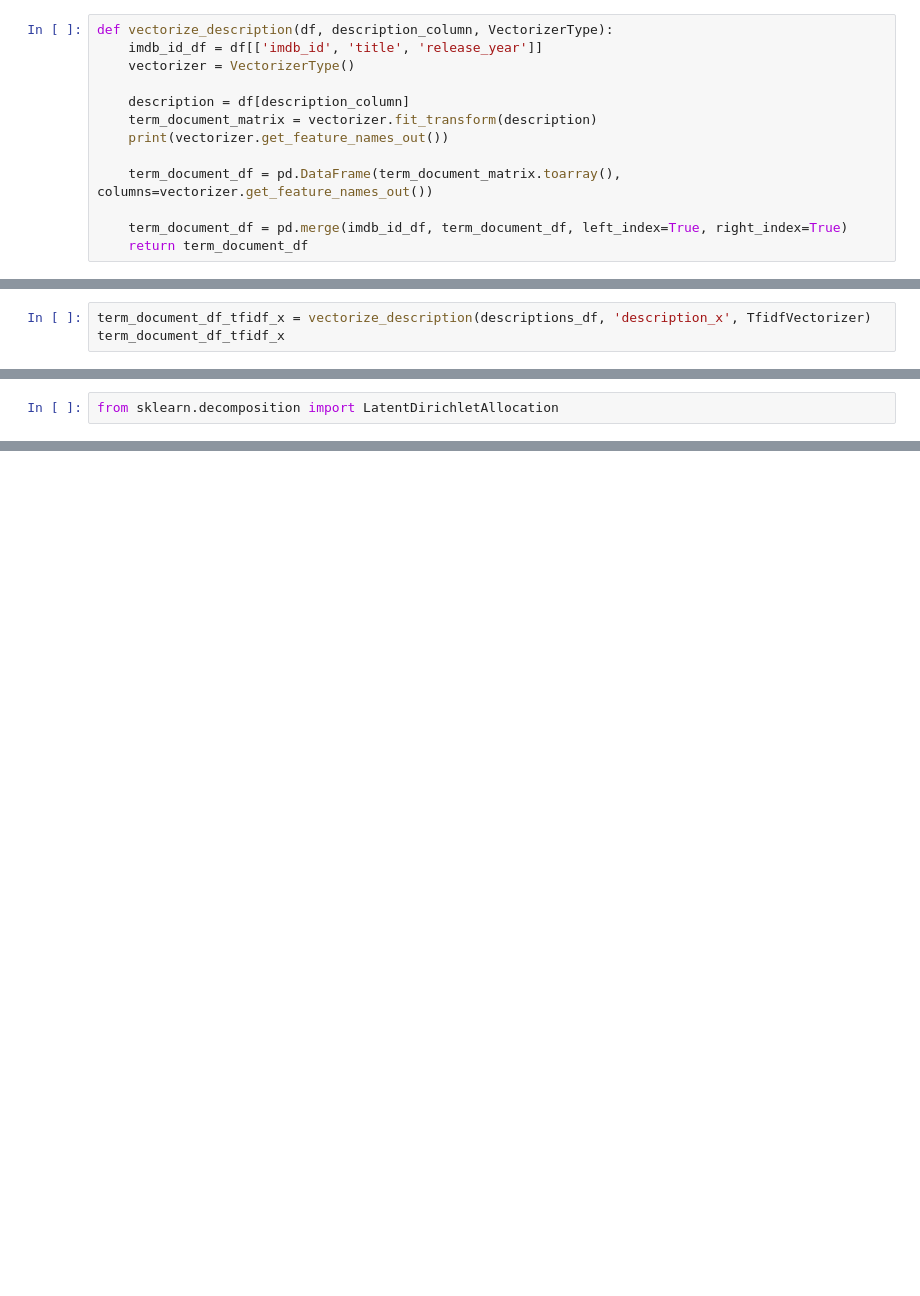
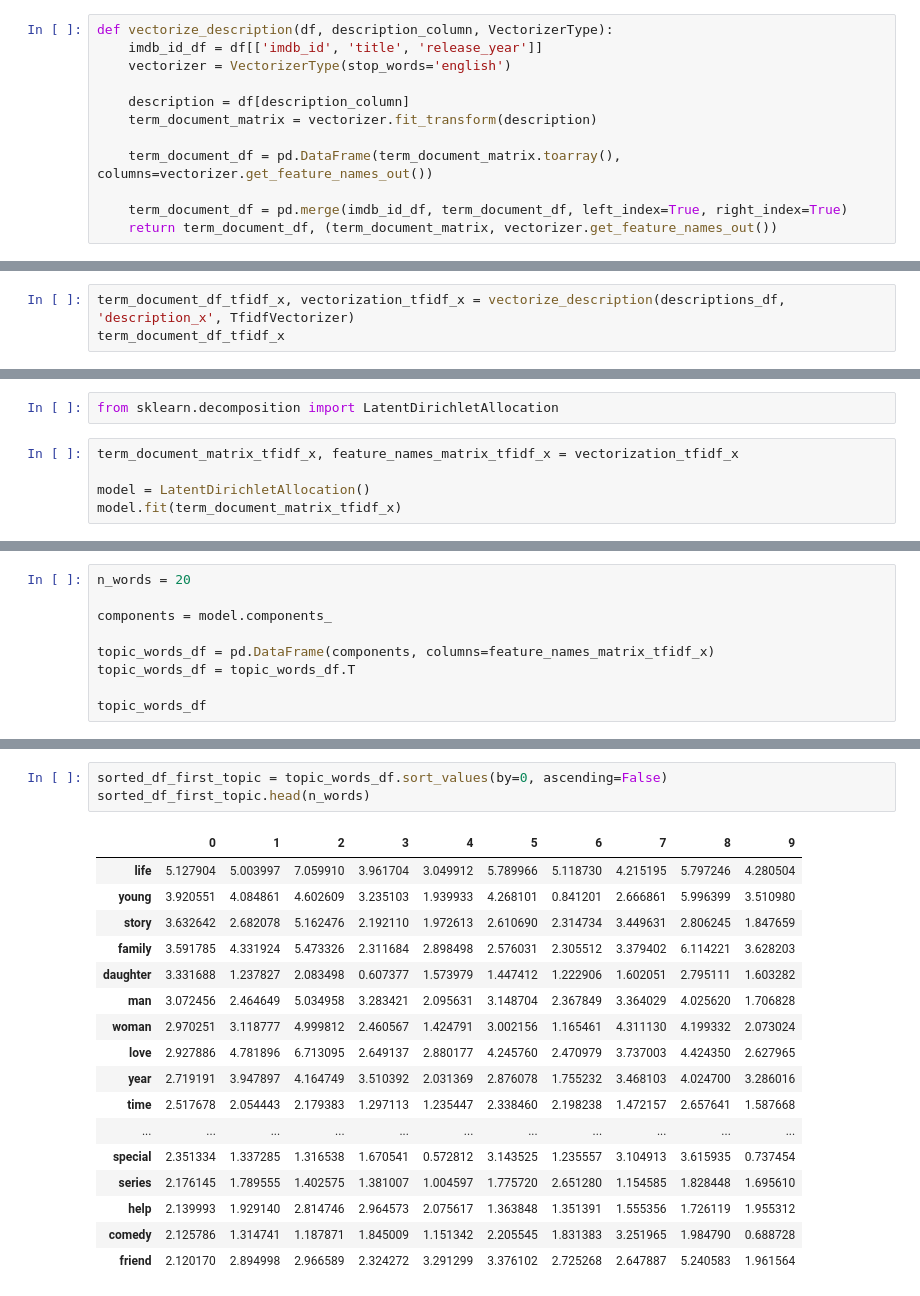
Before and after one commit to anthonybrown0528/csc-442-course-project, a Jupyter notebook: notebook/vectorize_film_descriptions.ipynb, the cells around one changed output, grey strips where cells are left out. Saved outputs shown, nothing was run; the diff lists cells and outputs as text; blank space fills up the shorter version.

```diff
--- a/notebook/vectorize_film_descriptions.ipynb
+++ b/notebook/vectorize_film_descriptions.ipynb
@@ -45,16 +113,15 @@ feature_names = vectorizer.get_feature_names_out()
 # %%
 def vectorize_description(df, description_column, VectorizerType):
     imdb_id_df = df[['imdb_id', 'title', 'release_year']]
-    vectorizer = VectorizerType()
+    vectorizer = VectorizerType(stop_words='english')
 
     description = df[description_column]
     term_document_matrix = vectorizer.fit_transform(description)
-    print(vectorizer.get_feature_names_out())
 
     term_document_df = pd.DataFrame(term_document_matrix.toarray(), columns=vectorizer.get_feature_names_out())
 
     term_document_df = pd.merge(imdb_id_df, term_document_df, left_index=True, right_index=True)
-    return term_document_df
+    return term_document_df, (term_document_matrix, vectorizer.get_feature_names_out())
 # %%
 descriptions_df = netflix_film_imdb_scores_df[['imdb_id', 'title', 'release_year', 'description_x', 'description_y']]
 descriptions_df.head()
@@ -68,4 +135,4 @@ descriptions_df.head()
 # %%
-term_document_df_tfidf_x = vectorize_description(descriptions_df, 'description_x', TfidfVectorizer)
+term_document_df_tfidf_x, vectorization_tfidf_x = vectorize_description(descriptions_df, 'description_x', TfidfVectorizer)
 term_document_df_tfidf_x
 # %% [output]
@@ -141,3 +204,8 @@ term_document_df_count_y
 # Apply Latent Dirichlet Allocation
 # %%
 from sklearn.decomposition import LatentDirichletAllocation
+# %%
+term_document_matrix_tfidf_x, feature_names_matrix_tfidf_x = vectorization_tfidf_x
+
+model = LatentDirichletAllocation()
+model.fit(term_document_matrix_tfidf_x)
@@ -143,0 +214,9 @@ from sklearn.decomposition import LatentDirichletAllocation
+# %%
+n_words = 20
+
+components = model.components_
+
+topic_words_df = pd.DataFrame(components, columns=feature_names_matrix_tfidf_x)
+topic_words_df = topic_words_df.T
+
+topic_words_df
@@ -143,0 +237,21 @@ from sklearn.decomposition import LatentDirichletAllocation
+# %%
+sorted_df_first_topic = topic_words_df.sort_values(by=0, ascending=False)
+sorted_df_first_topic.head(n_words)
+# %% [output]
+|  | 0 | 1 | 2 | 3 | 4 | 5 | 6 | 7 | 8 | 9 |
+| life | 5.127904 | 5.003997 | 7.059910 | 3.961704 | 3.049912 | 5.789966 | 5.118730 | 4.215195 | 5.797246 | 4.280504 |
+| young | 3.920551 | 4.084861 | 4.602609 | 3.235103 | 1.939933 | 4.268101 | 0.841201 | 2.666861 | 5.996399 | 3.510980 |
+| story | 3.632642 | 2.682078 | 5.162476 | 2.192110 | 1.972613 | 2.610690 | 2.314734 | 3.449631 | 2.806245 | 1.847659 |
+| family | 3.591785 | 4.331924 | 5.473326 | 2.311684 | 2.898498 | 2.576031 | 2.305512 | 3.379402 | 6.114221 | 3.628203 |
+| daughter | 3.331688 | 1.237827 | 2.083498 | 0.607377 | 1.573979 | 1.447412 | 1.222906 | 1.602051 | 2.795111 | 1.603282 |
+| man | 3.072456 | 2.464649 | 5.034958 | 3.283421 | 2.095631 | 3.148704 | 2.367849 | 3.364029 | 4.025620 | 1.706828 |
+| woman | 2.970251 | 3.118777 | 4.999812 | 2.460567 | 1.424791 | 3.002156 | 1.165461 | 4.311130 | 4.199332 | 2.073024 |
+| love | 2.927886 | 4.781896 | 6.713095 | 2.649137 | 2.880177 | 4.245760 | 2.470979 | 3.737003 | 4.424350 | 2.627965 |
+| year | 2.719191 | 3.947897 | 4.164749 | 3.510392 | 2.031369 | 2.876078 | 1.755232 | 3.468103 | 4.024700 | 3.286016 |
+| time | 2.517678 | 2.054443 | 2.179383 | 1.297113 | 1.235447 | 2.338460 | 2.198238 | 1.472157 | 2.657641 | 1.587668 |
+| ... | ... | ... | ... | ... | ... | ... | ... | ... | ... | ... |
+| special | 2.351334 | 1.337285 | 1.316538 | 1.670541 | 0.572812 | 3.143525 | 1.235557 | 3.104913 | 3.615935 | 0.737454 |
+| series | 2.176145 | 1.789555 | 1.402575 | 1.381007 | 1.004597 | 1.775720 | 2.651280 | 1.154585 | 1.828448 | 1.695610 |
+| help | 2.139993 | 1.929140 | 2.814746 | 2.964573 | 2.075617 | 1.363848 | 1.351391 | 1.555356 | 1.726119 | 1.955312 |
+| comedy | 2.125786 | 1.314741 | 1.187871 | 1.845009 | 1.151342 | 2.205545 | 1.831383 | 3.251965 | 1.984790 | 0.688728 |
+| friend | 2.120170 | 2.894998 | 2.966589 | 2.324272 | 3.291299 | 3.376102 | 2.725268 | 2.647887 | 5.240583 | 1.961564 |
```
Also changed, not shown: parts of 14 cells of this notebook.
